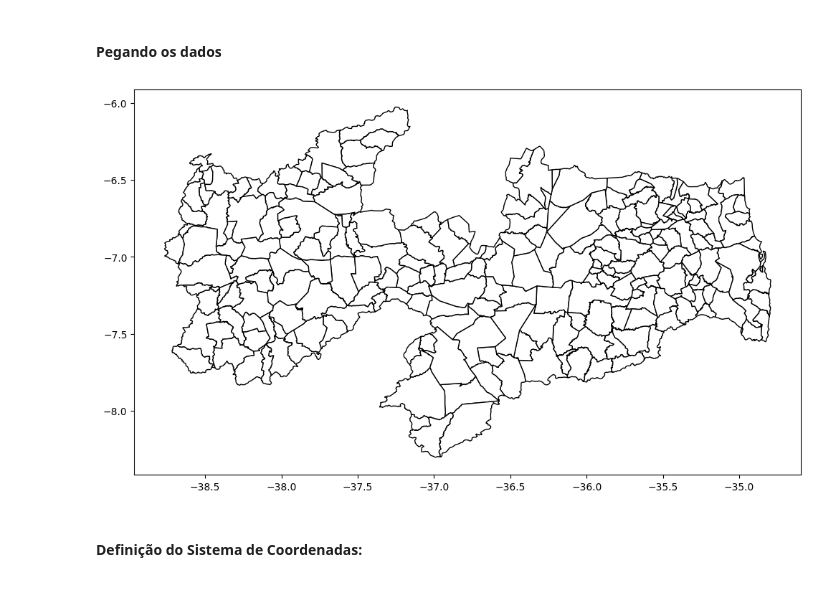
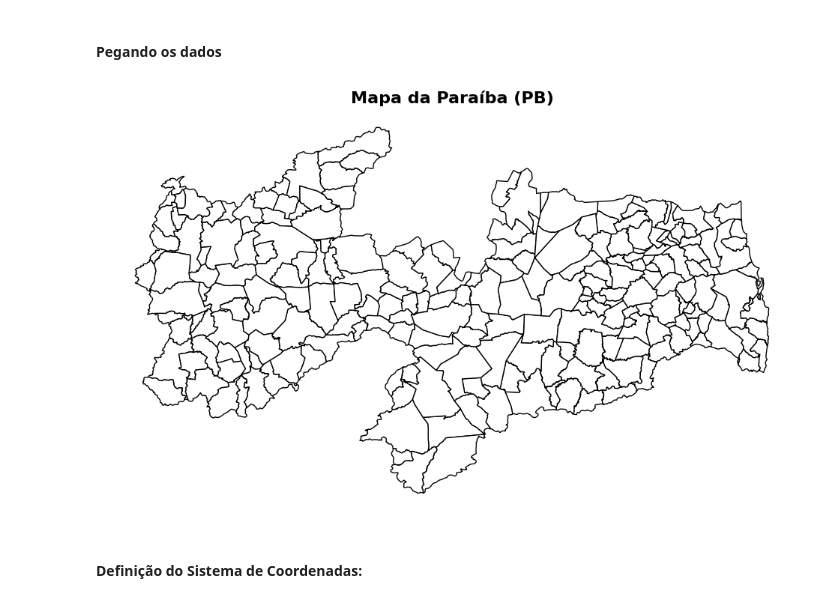
Before and after one commit to JoaoHeslin/unidades-conservacao-PB, a Jupyter notebook: Unidades_Conservação/relatorio.ipynb, the cells around one changed output. Cells and saved outputs as stored; diff of their text form; code cells hidden in the pictures.

```diff
--- a/Unidades_Conservação/relatorio.ipynb
+++ b/Unidades_Conservação/relatorio.ipynb
@@ -13,11 +13,14 @@ import matplotlib.pyplot as plt
 # %%
 estado = geobr.read_municipality(code_muni='PB', year=2020)
 
 fig,ax=plt.subplots(figsize=(12,8))
 estado.plot(ax=ax, color='White', edgecolor='black')
+ax.set_title('Mapa da Paraíba (PB)', fontsize=16, fontweight='bold')
+ax.set_axis_off()
+
 plt.show()
 # %% [output]
-[figure, old version]
+[figure, new version]
 # %% [markdown]
 #### Definição do Sistema de Coordenadas:
 # %%
```
